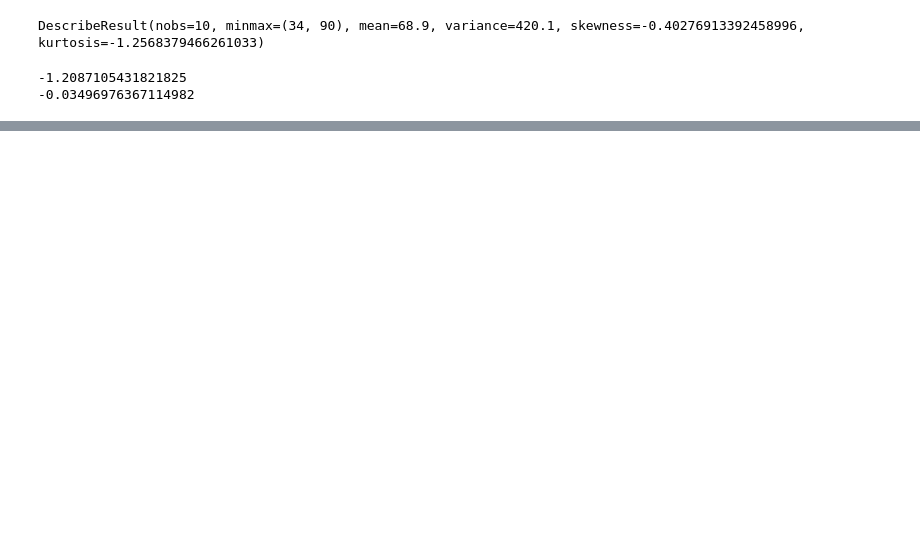
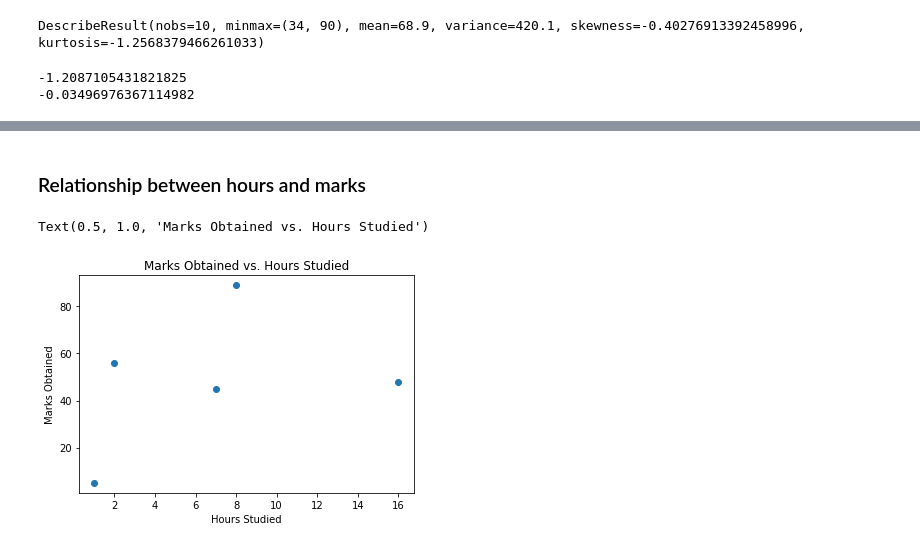
Before and after one commit to srikanthpragada/DS_16_AUG_2019, a Jupyter notebook: stat_demo.ipynb, the cells around one changed output, grey strips where cells are left out. Drawn from its saved outputs; the diff is of its cells as text; code cells hidden in the pictures; blank space fills up the shorter version.

```diff
--- a/stat_demo.ipynb
+++ b/stat_demo.ipynb
@@ -55,0 +96,12 @@ print(ss.skew(data))
+# %% [markdown]
+### Relationship between hours and marks
+# %%
+marks = [5,56,48,89,45]
+hours = [1,2,16,8,7]
+plt.scatter(hours,marks)
+plt.xlabel("Hours Studied")
+plt.ylabel("Marks Obtained")
+plt.title("Marks Obtained vs. Hours Studied")
+# %% [output]
+Text(0.5, 1.0, 'Marks Obtained vs. Hours Studied')
+[figure, added]
```
Also changed, not shown: parts of 16 cells of this notebook.
